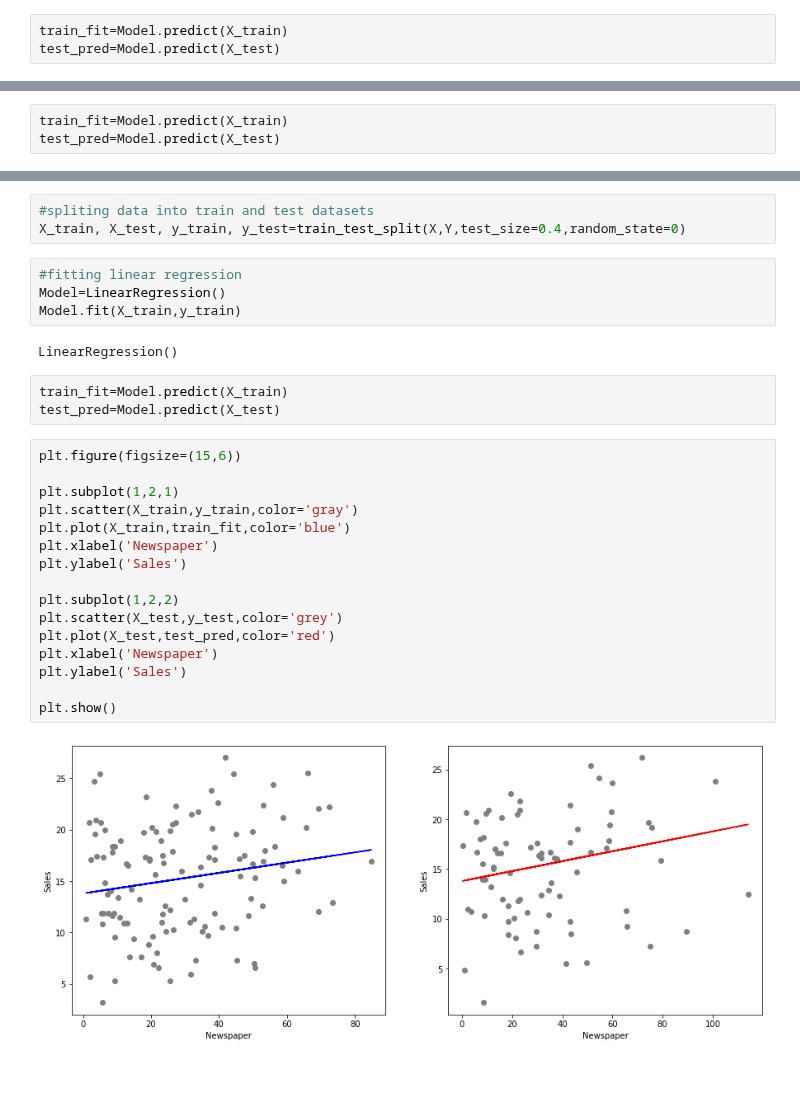
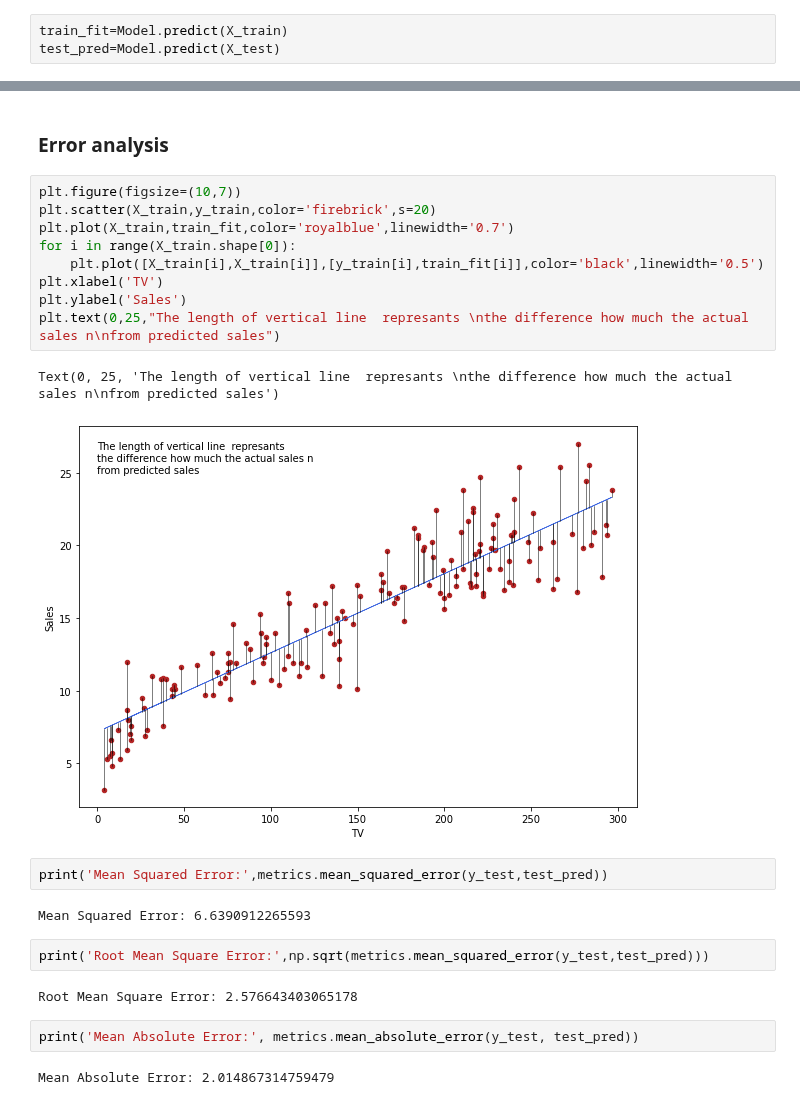
Before and after one commit to Eswar09/simple_linear_regression, a Jupyter notebook: simple_linear_regression.ipynb, the cells around one changed output, grey strips where cells are left out. Drawn from its saved outputs; the diff is of its cells as text; blank space fills up the shorter version.

Commit message:
updating code for error evalution

```diff
--- a/simple_linear_regression.ipynb
+++ b/simple_linear_regression.ipynb
@@ -138,3 +125,0 @@ LinearRegression()
-# %%
-train_fit=Model.predict(X_train)
-test_pred=Model.predict(X_test)
@@ -162,30 +126,26 @@ Y=df['Sales'].values.reshape(-1,1)
-# %%
-#spliting data into train and test datasets
-X_train, X_test, y_train, y_test=train_test_split(X,Y,test_size=0.4,random_state=0)
-# %%
-#fitting linear regression
-Model=LinearRegression()
-Model.fit(X_train,y_train)
-# %% [output]
-LinearRegression()
-# %%
-train_fit=Model.predict(X_train)
-test_pred=Model.predict(X_test)
-# %%
-plt.figure(figsize=(15,6))
-
-plt.subplot(1,2,1)
-plt.scatter(X_train,y_train,color='gray')
-plt.plot(X_train,train_fit,color='blue')
-plt.xlabel('Newspaper')
-plt.ylabel('Sales')
-
-plt.subplot(1,2,2)
-plt.scatter(X_test,y_test,color='grey')
-plt.plot(X_test,test_pred,color='red')
-plt.xlabel('Newspaper')
-plt.ylabel('Sales')
-
-plt.show()
-# %% [output]
-[figure, removed]
+# %% [markdown]
+### Error analysis
+# %%
+plt.figure(figsize=(10,7))
+plt.scatter(X_train,y_train,color='firebrick',s=20)
+plt.plot(X_train,train_fit,color='royalblue',linewidth='0.7')
+for i in range(X_train.shape[0]):
+    plt.plot([X_train[i],X_train[i]],[y_train[i],train_fit[i]],color='black',linewidth='0.5')
+plt.xlabel('TV')
+plt.ylabel('Sales')
+plt.text(0,25,"The length of vertical line  represants \nthe difference how much the actual sales n\nfrom predicted sales")
+# %% [output]
+Text(0, 25, 'The length of vertical line  represants \nthe difference how much the actual sales n\nfrom predicted sales')
+[figure, added]
+# %%
+print('Mean Squared Error:',metrics.mean_squared_error(y_test,test_pred))
+# %% [output]
+Mean Squared Error: 6.6390912265593
+# %%
+print('Root Mean Square Error:',np.sqrt(metrics.mean_squared_error(y_test,test_pred)))
+# %% [output]
+Root Mean Square Error: 2.576643403065178
+# %%
+print('Mean Absolute Error:', metrics.mean_absolute_error(y_test, test_pred))
+# %% [output]
+Mean Absolute Error: 2.014867314759479
```
Also changed, not shown: parts of 15 cells of this notebook.
